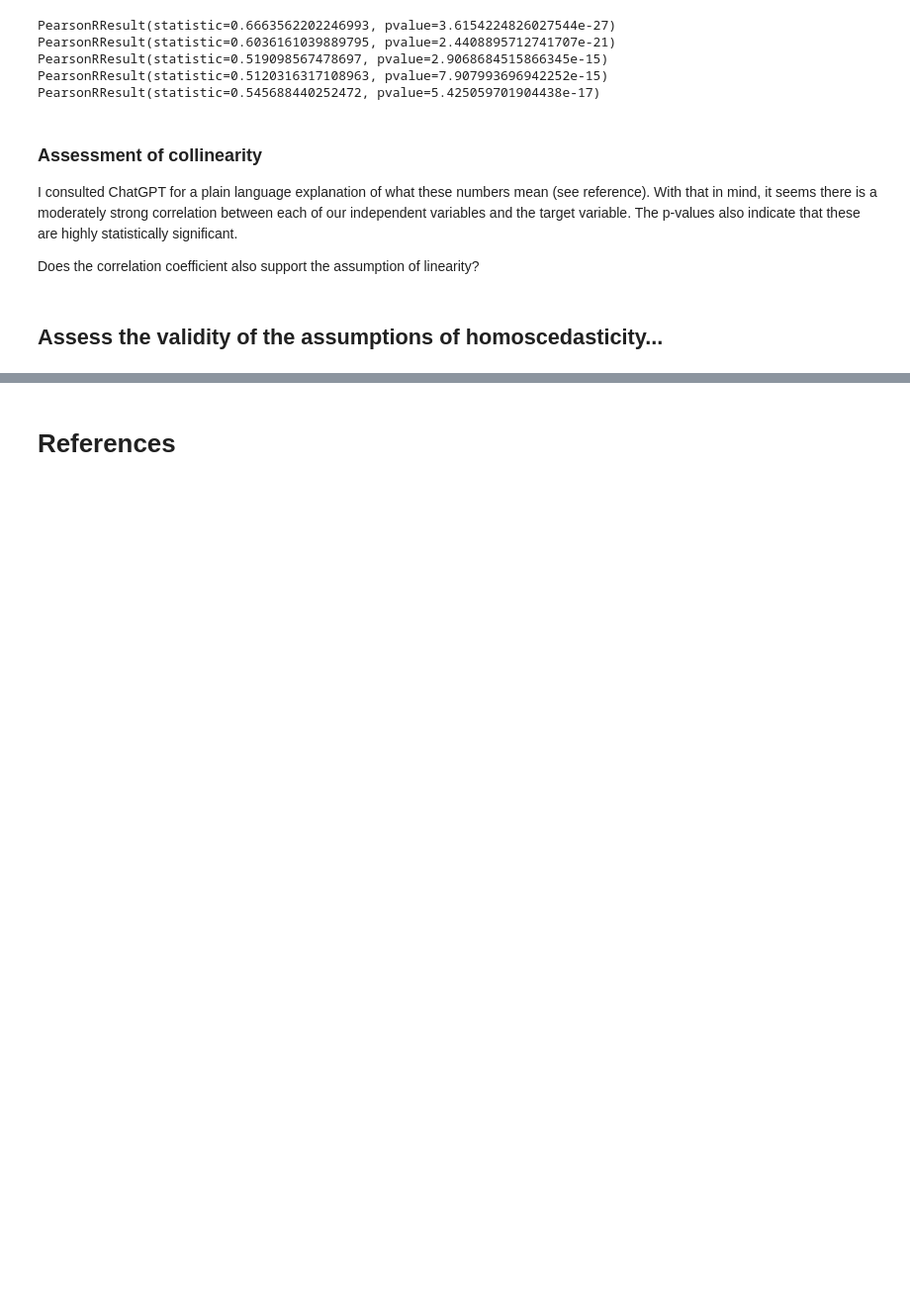
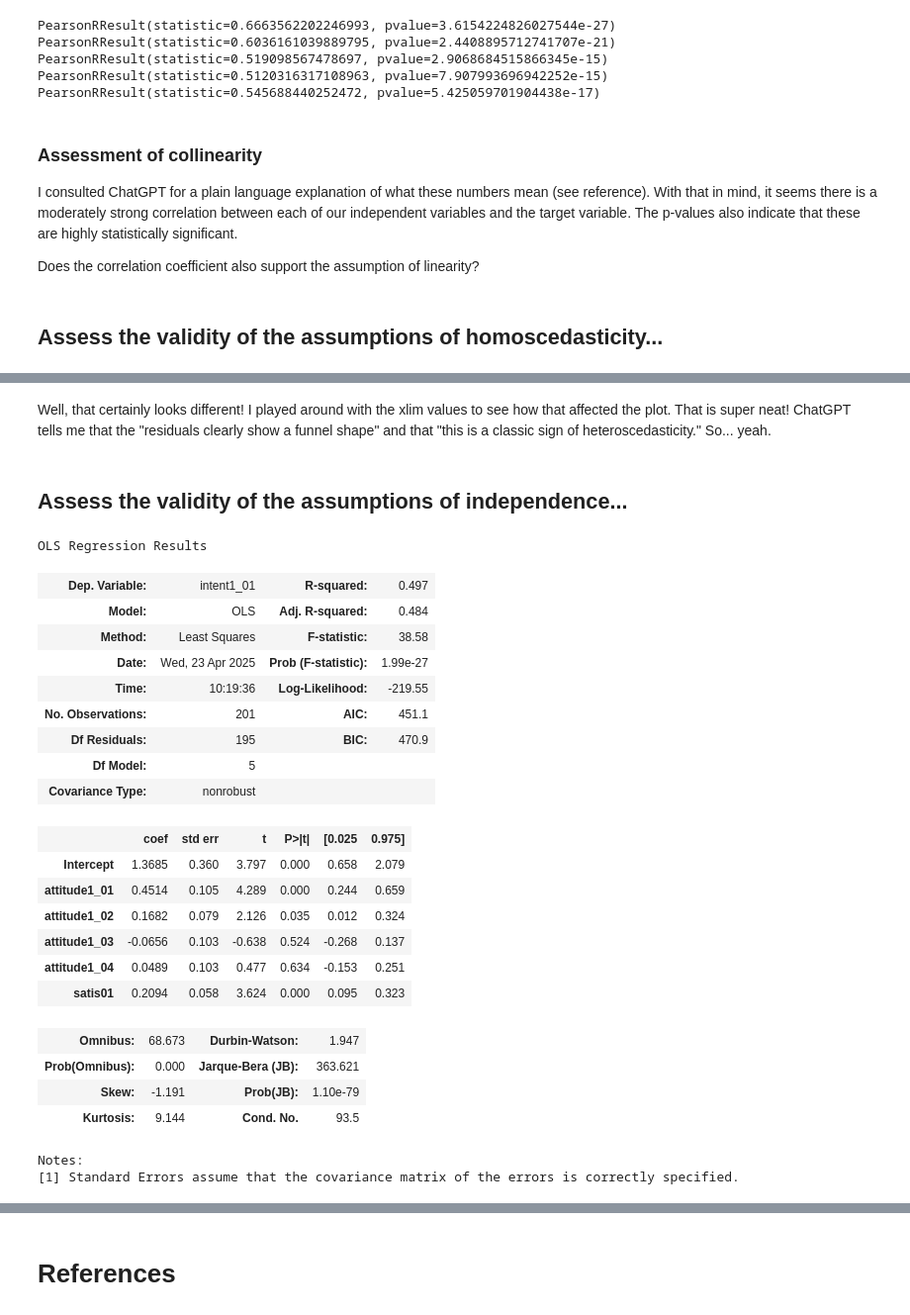
Before and after one commit to TheUltimateFishstick/week9labs, a Jupyter notebook: 09_Independent_Lab_Morgan.ipynb, the cells around one changed output, grey strips where cells are left out. Shown at 99% size. Saved outputs shown, nothing was run; the diff lists cells and outputs as text; code cells hidden in the pictures; blank space fills up the shorter version.

```diff
--- a/09_Independent_Lab_Morgan.ipynb
+++ b/09_Independent_Lab_Morgan.ipynb
@@ -111,0 +156,31 @@ Does the correlation coefficient also support the assumption of linearity?
+# %% [markdown]
+Well, that certainly looks different! I played around with the xlim values to see how that affected the plot. That is super neat! ChatGPT tells me that the "residuals clearly show a funnel shape" and that "this is a classic sign of heteroscedasticity." So... yeah.
+# %% [markdown]
+## Assess the validity of the assumptions of independence...
+# %%
+# Use .summary() to get the Durbin-Watson test statistic value.
+lin_reg_1.summary()
+# %% [output]
+OLS Regression Results
+| Dep. Variable: | intent1_01 | R-squared: | 0.497 |
+| Model: | OLS | Adj. R-squared: | 0.484 |
+| Method: | Least Squares | F-statistic: | 38.58 |
+| Date: | Wed, 23 Apr 2025 | Prob (F-statistic): | 1.99e-27 |
+| Time: | 10:19:36 | Log-Likelihood: | -219.55 |
+| No. Observations: | 201 | AIC: | 451.1 |
+| Df Residuals: | 195 | BIC: | 470.9 |
+| Df Model: | 5 |  |  |
+| Covariance Type: | nonrobust |  |  |
+|  | coef | std err | t | P>|t| | [0.025 | 0.975] |
+| Intercept | 1.3685 | 0.360 | 3.797 | 0.000 | 0.658 | 2.079 |
+| attitude1_01 | 0.4514 | 0.105 | 4.289 | 0.000 | 0.244 | 0.659 |
+| attitude1_02 | 0.1682 | 0.079 | 2.126 | 0.035 | 0.012 | 0.324 |
+| attitude1_03 | -0.0656 | 0.103 | -0.638 | 0.524 | -0.268 | 0.137 |
+| attitude1_04 | 0.0489 | 0.103 | 0.477 | 0.634 | -0.153 | 0.251 |
+| satis01 | 0.2094 | 0.058 | 3.624 | 0.000 | 0.095 | 0.323 |
+| Omnibus: | 68.673 | Durbin-Watson: | 1.947 |
+| Prob(Omnibus): | 0.000 | Jarque-Bera (JB): | 363.621 |
+| Skew: | -1.191 | Prob(JB): | 1.10e-79 |
+| Kurtosis: | 9.144 | Cond. No. | 93.5 |
+Notes:
+[1] Standard Errors assume that the covariance matrix of the errors is correctly specified.
```
Also changed, not shown: parts of 17 cells of this notebook, 2 other files.
